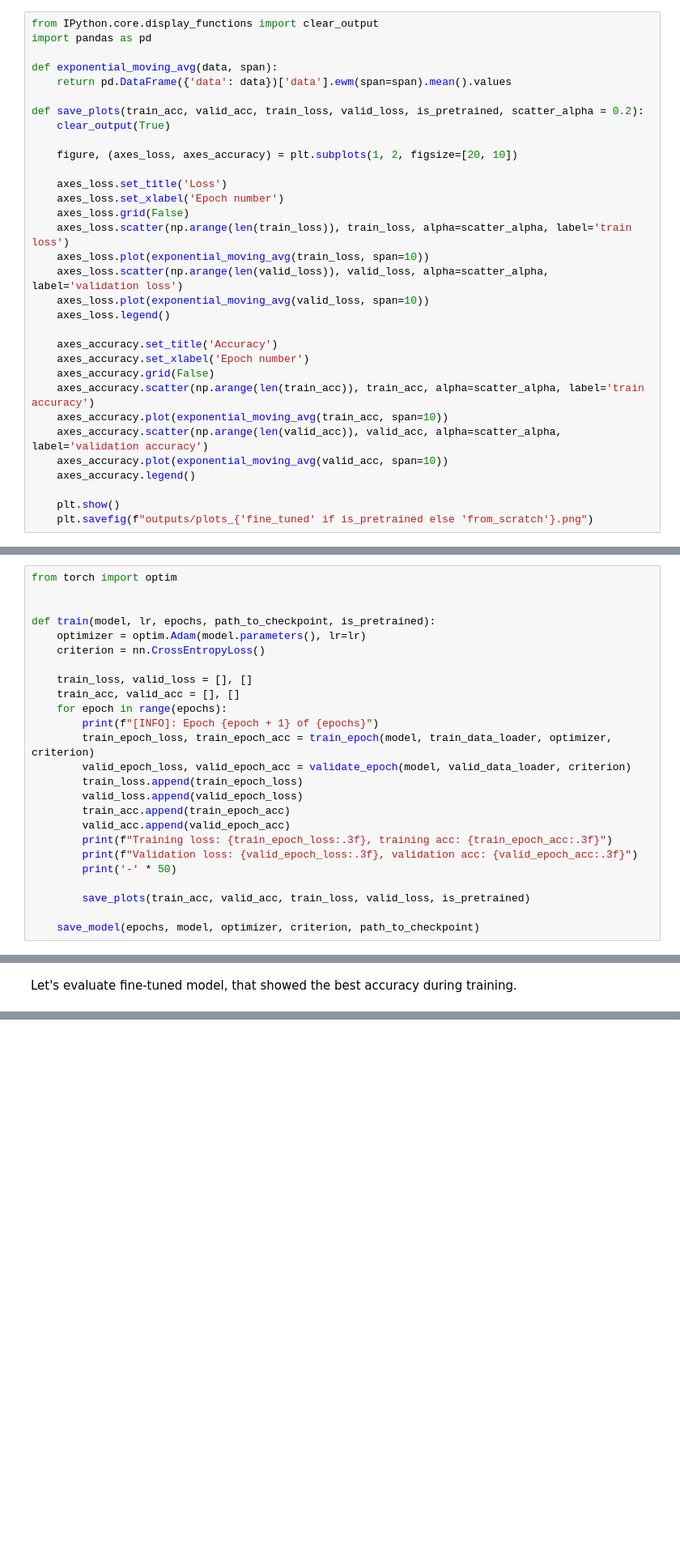
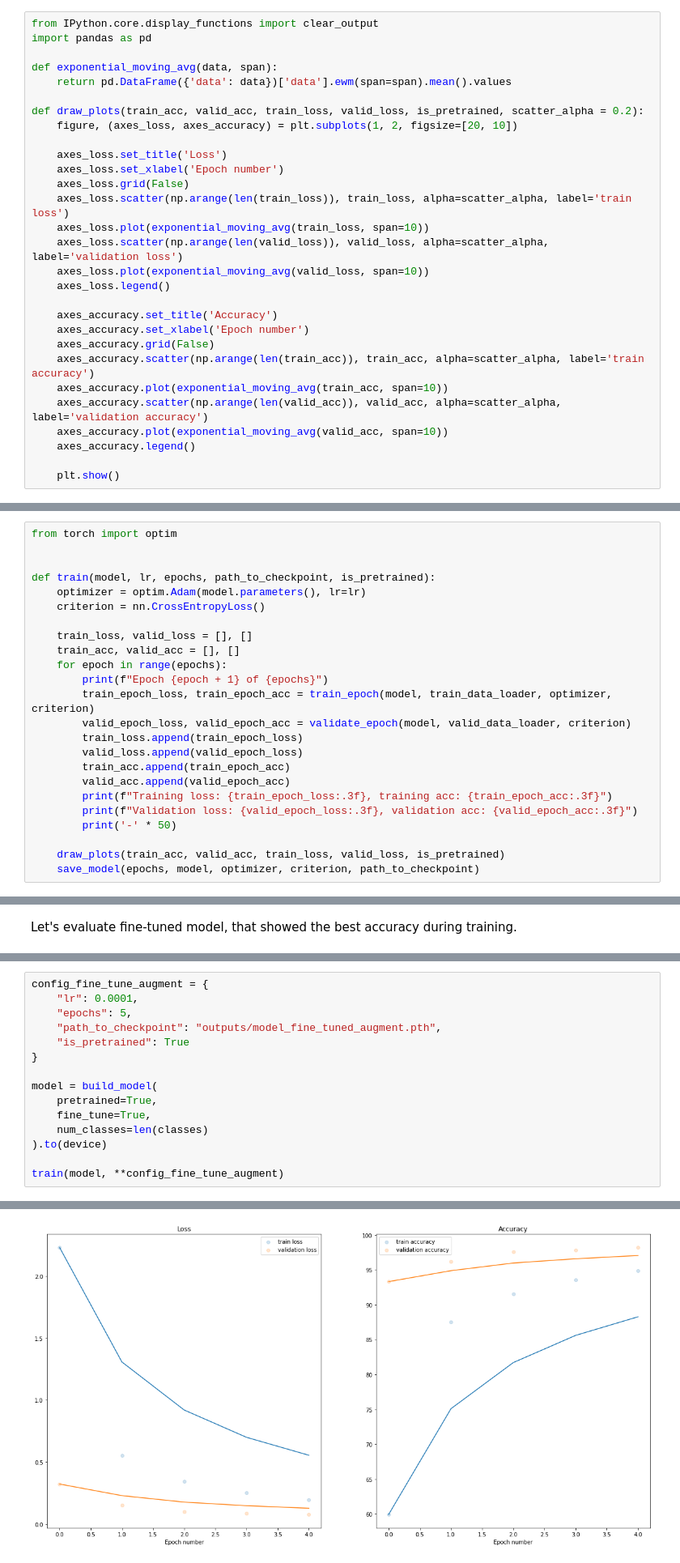
Before and after one commit to KirillPushkarev/hw2, a Jupyter notebook: main.ipynb, the cells around one changed output, grey strips where cells are left out. Shown at 81% size. Saved outputs shown, nothing was run; the diff lists cells and outputs as text; blank space fills up the shorter version.

```diff
--- a/main.ipynb
+++ b/main.ipynb
@@ -246,9 +262,7 @@ import pandas as pd
 def exponential_moving_avg(data, span):
     return pd.DataFrame({'data': data})['data'].ewm(span=span).mean().values
 
-def save_plots(train_acc, valid_acc, train_loss, valid_loss, is_pretrained, scatter_alpha = 0.2):
-    clear_output(True)
-
+def draw_plots(train_acc, valid_acc, train_loss, valid_loss, is_pretrained, scatter_alpha = 0.2):
     figure, (axes_loss, axes_accuracy) = plt.subplots(1, 2, figsize=[20, 10])
 
     axes_loss.set_title('Loss')
@@ -270,7 +284,6 @@ def save_plots(train_acc, valid_acc, train_loss, valid_loss, is_pretrained, scat
     axes_accuracy.legend()
 
     plt.show()
-    plt.savefig(f"outputs/plots_{'fine_tuned' if is_pretrained else 'from_scratch'}.png")
 # %%
 from tqdm.auto import tqdm
 
@@ -325,7 +339,7 @@ def train(model, lr, epochs, path_to_checkpoint, is_pretrained):
     train_loss, valid_loss = [], []
     train_acc, valid_acc = [], []
     for epoch in range(epochs):
-        print(f"[INFO]: Epoch {epoch + 1} of {epochs}")
+        print(f"Epoch {epoch + 1} of {epochs}")
         train_epoch_loss, train_epoch_acc = train_epoch(model, train_data_loader, optimizer, criterion)
         valid_epoch_loss, valid_epoch_acc = validate_epoch(model, valid_data_loader, criterion)
         train_loss.append(train_epoch_loss)
@@ -336,8 +350,7 @@ def train(model, lr, epochs, path_to_checkpoint, is_pretrained):
         print(f"Validation loss: {valid_epoch_loss:.3f}, validation acc: {valid_epoch_acc:.3f}")
         print('-' * 50)
 
-        save_plots(train_acc, valid_acc, train_loss, valid_loss, is_pretrained)
-
+    draw_plots(train_acc, valid_acc, train_loss, valid_loss, is_pretrained)
     save_model(epochs, model, optimizer, criterion, path_to_checkpoint)
 # %% [markdown]
 Visualize model structure.
@@ -538,0 +707,16 @@ def get_normalize_transform(pretrained):
+# %%
+config_fine_tune_augment = {
+    "lr": 0.0001,
+    "epochs": 5,
+    "path_to_checkpoint": "outputs/model_fine_tuned_augment.pth",
+    "is_pretrained": True
+}
+
+model = build_model(
+    pretrained=True,
+    fine_tune=True,
+    num_classes=len(classes)
+).to(device)
+
+train(model, **config_fine_tune_augment)
+# %% [output]
@@ -538,0 +755 @@ def get_normalize_transform(pretrained):
+[figure, added]
```
Also changed, not shown: parts of 35 cells of this notebook, 5 other files.
